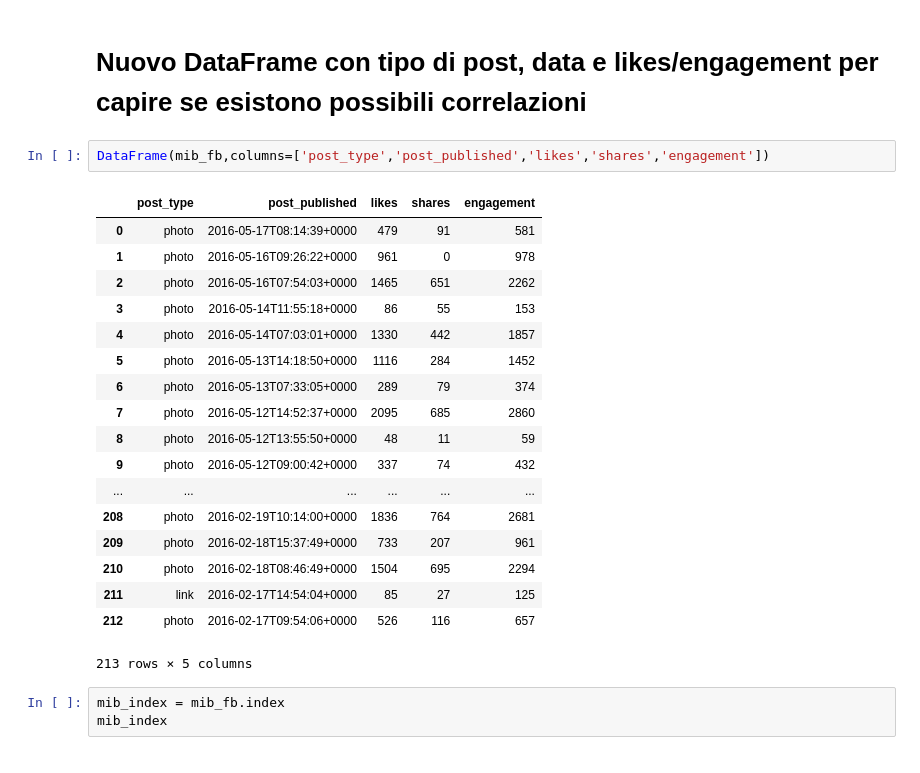
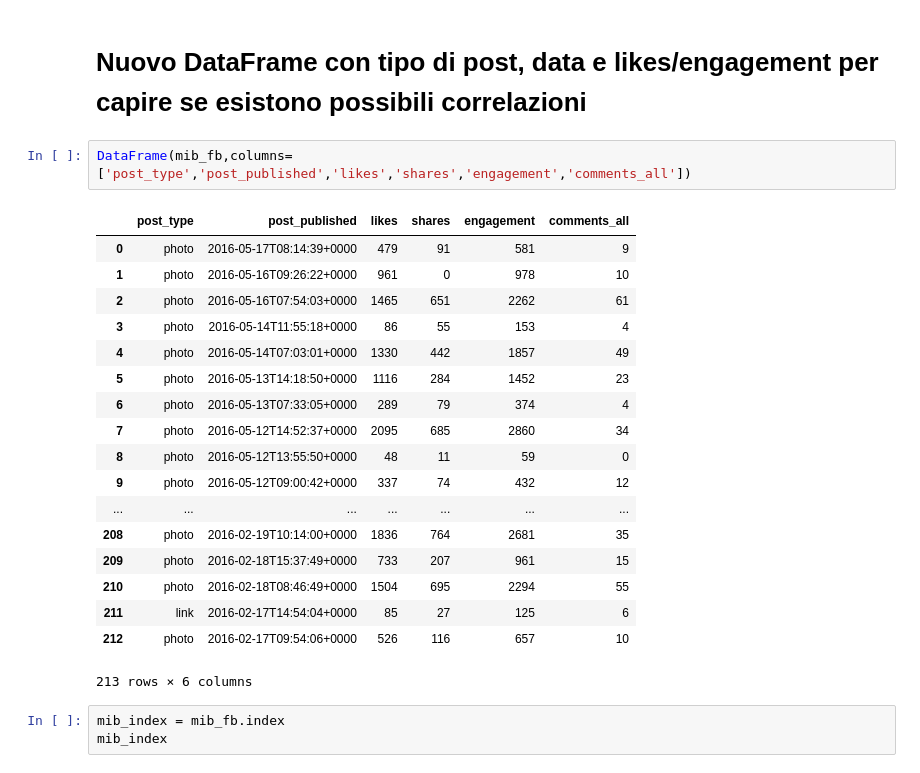
Before and after one commit to marcogoldin/data_science, a Jupyter notebook: mibact_facebook/MIBACT Facebook Fan Page - Post 17 feb - 17 maggio 2016.ipynb, the cells around one changed output. Saved outputs shown, nothing was run; the diff lists cells and outputs as text.

```diff
--- a/mibact_facebook/MIBACT Facebook Fan Page - Post 17 feb - 17 maggio 2016.ipynb
+++ b/mibact_facebook/MIBACT Facebook Fan Page - Post 17 feb - 17 maggio 2016.ipynb
@@ -182,26 +174,26 @@ Index(['﻿ord', 'post_type', 'by', 'post_message', 'picture', 'link',
 # %% [markdown]
 # Nuovo DataFrame con tipo di post, data e likes/engagement per capire se esistono possibili correlazioni
 # %%
-DataFrame(mib_fb,columns=['post_type','post_published','likes','shares','engagement'])
+DataFrame(mib_fb,columns=['post_type','post_published','likes','shares','engagement','comments_all'])
 # %% [output]
-|  | post_type | post_published | likes | shares | engagement |
-| 0 | photo | 2016-05-17T08:14:39+0000 | 479 | 91 | 581 |
-| 1 | photo | 2016-05-16T09:26:22+0000 | 961 | 0 | 978 |
-| 2 | photo | 2016-05-16T07:54:03+0000 | 1465 | 651 | 2262 |
-| 3 | photo | 2016-05-14T11:55:18+0000 | 86 | 55 | 153 |
-| 4 | photo | 2016-05-14T07:03:01+0000 | 1330 | 442 | 1857 |
-| 5 | photo | 2016-05-13T14:18:50+0000 | 1116 | 284 | 1452 |
-| 6 | photo | 2016-05-13T07:33:05+0000 | 289 | 79 | 374 |
-| 7 | photo | 2016-05-12T14:52:37+0000 | 2095 | 685 | 2860 |
-| 8 | photo | 2016-05-12T13:55:50+0000 | 48 | 11 | 59 |
-| 9 | photo | 2016-05-12T09:00:42+0000 | 337 | 74 | 432 |
-| ... | ... | ... | ... | ... | ... |
-| 208 | photo | 2016-02-19T10:14:00+0000 | 1836 | 764 | 2681 |
-| 209 | photo | 2016-02-18T15:37:49+0000 | 733 | 207 | 961 |
-| 210 | photo | 2016-02-18T08:46:49+0000 | 1504 | 695 | 2294 |
-| 211 | link | 2016-02-17T14:54:04+0000 | 85 | 27 | 125 |
-| 212 | photo | 2016-02-17T09:54:06+0000 | 526 | 116 | 657 |
+|  | post_type | post_published | likes | shares | engagement | comments_all |
+| 0 | photo | 2016-05-17T08:14:39+0000 | 479 | 91 | 581 | 9 |
+| 1 | photo | 2016-05-16T09:26:22+0000 | 961 | 0 | 978 | 10 |
+| 2 | photo | 2016-05-16T07:54:03+0000 | 1465 | 651 | 2262 | 61 |
+| 3 | photo | 2016-05-14T11:55:18+0000 | 86 | 55 | 153 | 4 |
+| 4 | photo | 2016-05-14T07:03:01+0000 | 1330 | 442 | 1857 | 49 |
+| 5 | photo | 2016-05-13T14:18:50+0000 | 1116 | 284 | 1452 | 23 |
+| 6 | photo | 2016-05-13T07:33:05+0000 | 289 | 79 | 374 | 4 |
+| 7 | photo | 2016-05-12T14:52:37+0000 | 2095 | 685 | 2860 | 34 |
+| 8 | photo | 2016-05-12T13:55:50+0000 | 48 | 11 | 59 | 0 |
+| 9 | photo | 2016-05-12T09:00:42+0000 | 337 | 74 | 432 | 12 |
+| ... | ... | ... | ... | ... | ... | ... |
+| 208 | photo | 2016-02-19T10:14:00+0000 | 1836 | 764 | 2681 | 35 |
+| 209 | photo | 2016-02-18T15:37:49+0000 | 733 | 207 | 961 | 15 |
+| 210 | photo | 2016-02-18T08:46:49+0000 | 1504 | 695 | 2294 | 55 |
+| 211 | link | 2016-02-17T14:54:04+0000 | 85 | 27 | 125 | 6 |
+| 212 | photo | 2016-02-17T09:54:06+0000 | 526 | 116 | 657 | 10 |
-213 rows × 5 columns
+213 rows × 6 columns
 # %%
 mib_index = mib_fb.index
 mib_index
```
Also changed, not shown: parts of 43 cells of this notebook.
